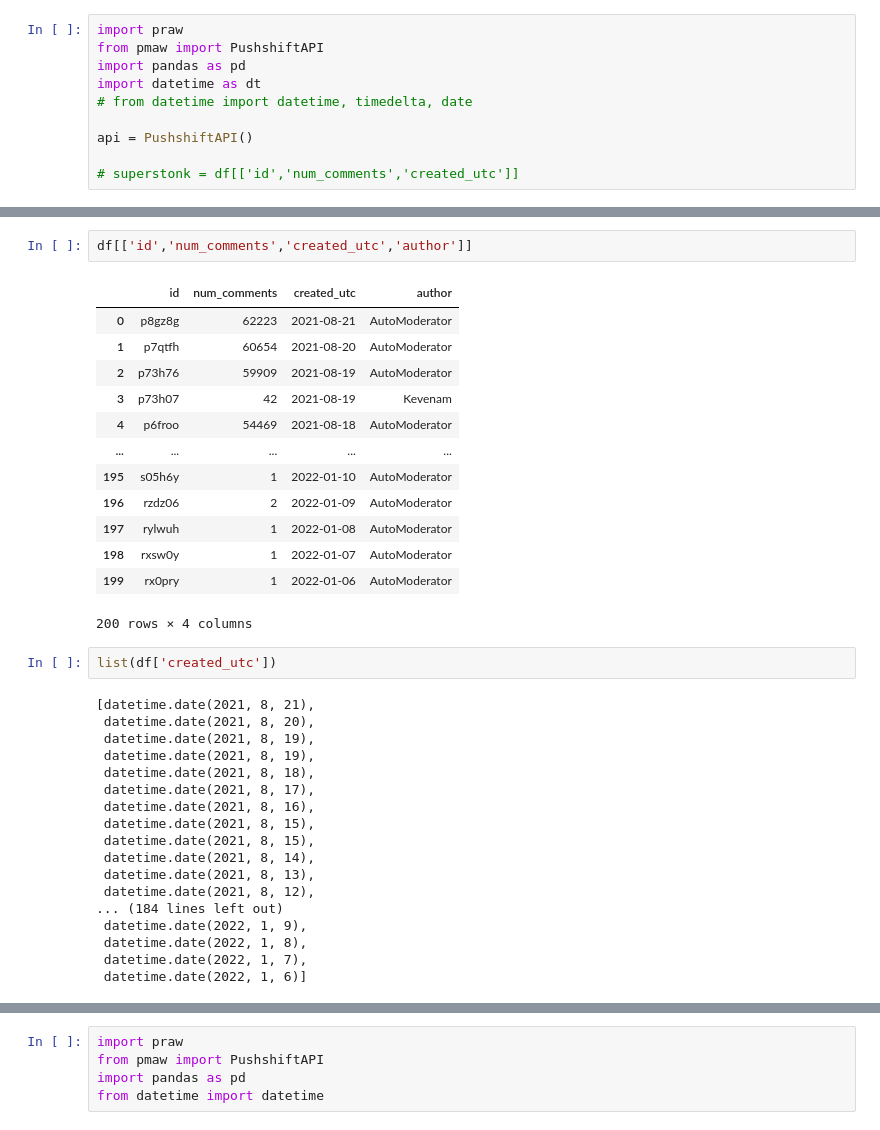
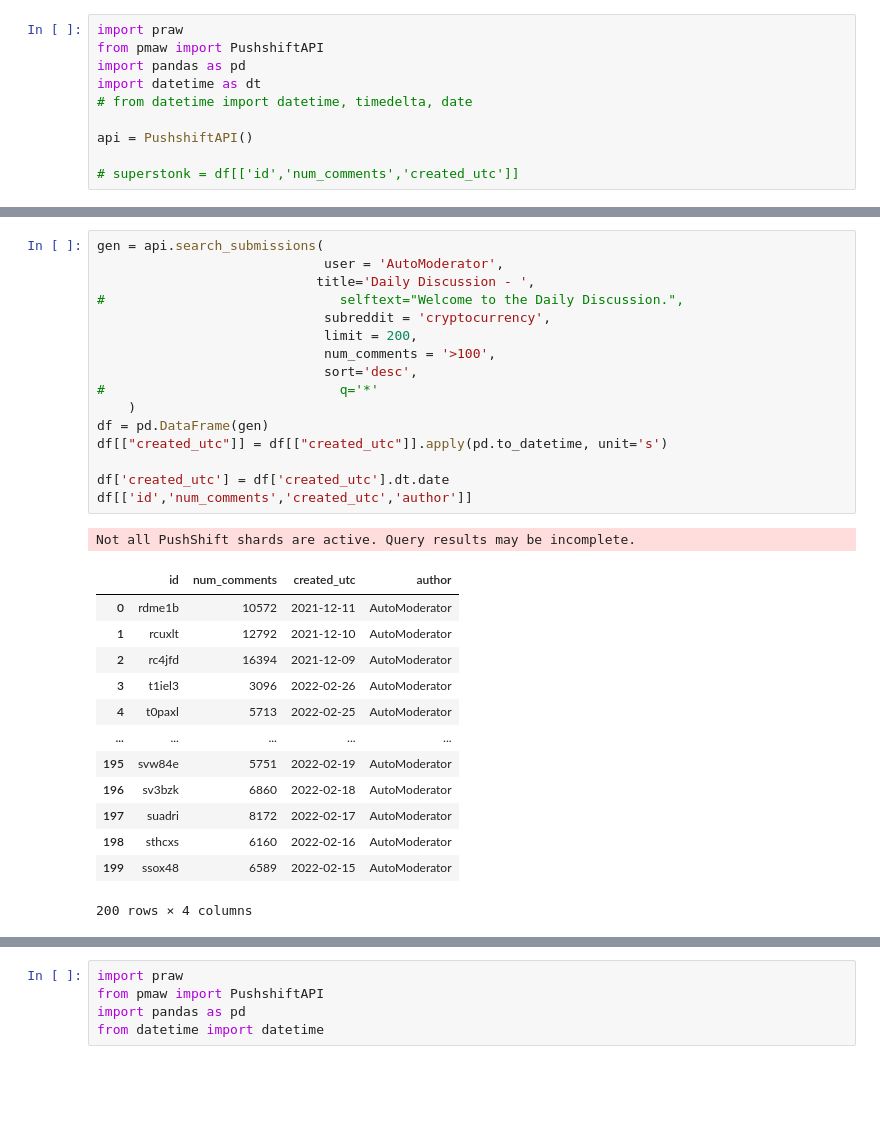
Before and after one commit to samuelshix/cryptocurrency-reddit-sentiment, a Jupyter notebook: Untitled.ipynb, the cells around one changed output, grey strips where cells are left out. Saved outputs shown, nothing was run; the diff lists cells and outputs as text; blank space fills up the shorter version.

```diff
--- a/Untitled.ipynb
+++ b/Untitled.ipynb
@@ -249,36 +193,31 @@ df
 # %%
+gen = api.search_submissions(
+                             user = 'AutoModerator',
+                            title='Daily Discussion - ',
+#                              selftext="Welcome to the Daily Discussion.",
+                             subreddit = 'cryptocurrency',
+                             limit = 200,
+                             num_comments = '>100',
+                             sort='desc',
+#                              q='*'
+    )
+df = pd.DataFrame(gen)
+df[["created_utc"]] = df[["created_utc"]].apply(pd.to_datetime, unit='s')
+
+df['created_utc'] = df['created_utc'].dt.date
 df[['id','num_comments','created_utc','author']]
 # %% [output]
+Not all PushShift shards are active. Query results may be incomplete.
 |  | id | num_comments | created_utc | author |
-| 0 | p8gz8g | 62223 | 2021-08-21 | AutoModerator |
-| 1 | p7qtfh | 60654 | 2021-08-20 | AutoModerator |
-| 2 | p73h76 | 59909 | 2021-08-19 | AutoModerator |
-| 3 | p73h07 | 42 | 2021-08-19 | Kevenam |
-| 4 | p6froo | 54469 | 2021-08-18 | AutoModerator |
+| 0 | rdme1b | 10572 | 2021-12-11 | AutoModerator |
+| 1 | rcuxlt | 12792 | 2021-12-10 | AutoModerator |
+| 2 | rc4jfd | 16394 | 2021-12-09 | AutoModerator |
+| 3 | t1iel3 | 3096 | 2022-02-26 | AutoModerator |
+| 4 | t0paxl | 5713 | 2022-02-25 | AutoModerator |
 | ... | ... | ... | ... | ... |
-| 195 | s05h6y | 1 | 2022-01-10 | AutoModerator |
-| 196 | rzdz06 | 2 | 2022-01-09 | AutoModerator |
-| 197 | rylwuh | 1 | 2022-01-08 | AutoModerator |
-| 198 | rxsw0y | 1 | 2022-01-07 | AutoModerator |
-| 199 | rx0pry | 1 | 2022-01-06 | AutoModerator |
+| 195 | svw84e | 5751 | 2022-02-19 | AutoModerator |
+| 196 | sv3bzk | 6860 | 2022-02-18 | AutoModerator |
+| 197 | suadri | 8172 | 2022-02-17 | AutoModerator |
+| 198 | sthcxs | 6160 | 2022-02-16 | AutoModerator |
+| 199 | ssox48 | 6589 | 2022-02-15 | AutoModerator |
-200 rows × 4 columns
+200 rows × 4 columns
-# %%
-list(df['created_utc'])
-# %% [output]
-[datetime.date(2021, 8, 21),
- datetime.date(2021, 8, 20),
- datetime.date(2021, 8, 19),
- datetime.date(2021, 8, 19),
- datetime.date(2021, 8, 18),
- datetime.date(2021, 8, 17),
- datetime.date(2021, 8, 16),
- datetime.date(2021, 8, 15),
- datetime.date(2021, 8, 15),
- datetime.date(2021, 8, 14),
- datetime.date(2021, 8, 13),
- datetime.date(2021, 8, 12),
-... (184 lines left out)
- datetime.date(2022, 1, 9),
- datetime.date(2022, 1, 8),
- datetime.date(2022, 1, 7),
- datetime.date(2022, 1, 6)]
```
Also changed, not shown: parts of 12 cells of this notebook, 2 other files.
